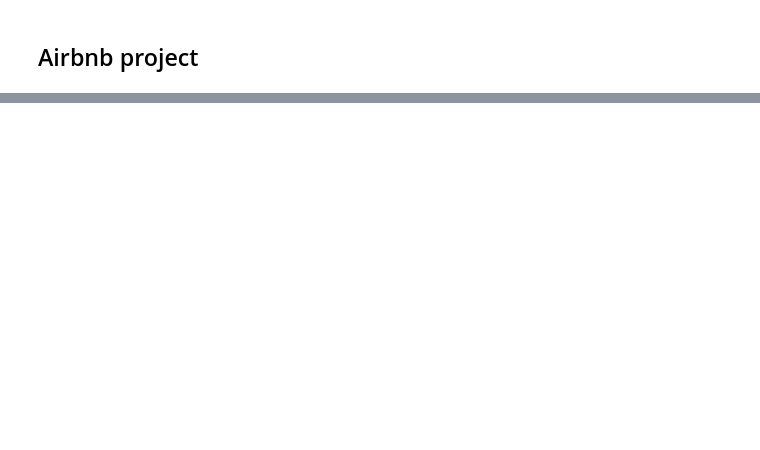
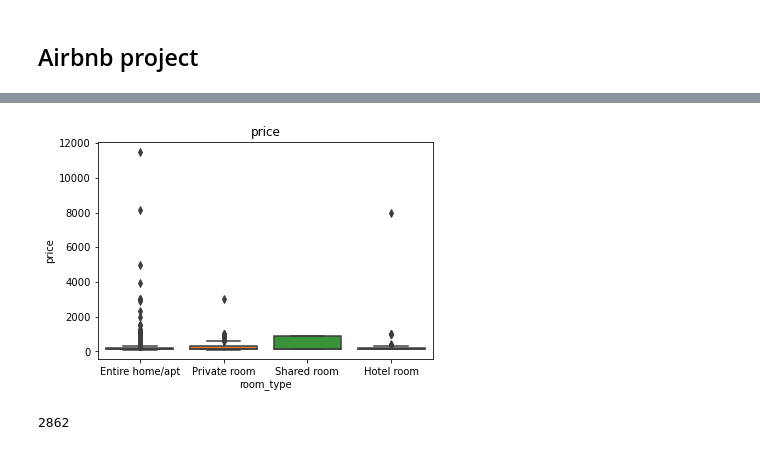
Before and after one commit to AlessandroTorella/Airbnb_project, a Jupyter notebook: Project.ipynb, the cells around one changed output, grey strips where cells are left out. Cells and saved outputs as stored; diff of their text form; code cells hidden in the pictures; blank space fills up the shorter version.

```diff
--- a/Project.ipynb
+++ b/Project.ipynb
@@ -95,0 +170,8 @@ dtype: float64
+# %%
+sns.boxplot(data=gdf_lisboa_high100, y='price', x='room_type').set(title='price');
+# %% [output]
+[figure, added]
+# %%
+len(gdf_lisboa_high100)
+# %% [output]
+2862
```
Also changed, not shown: parts of 31 cells of this notebook.
